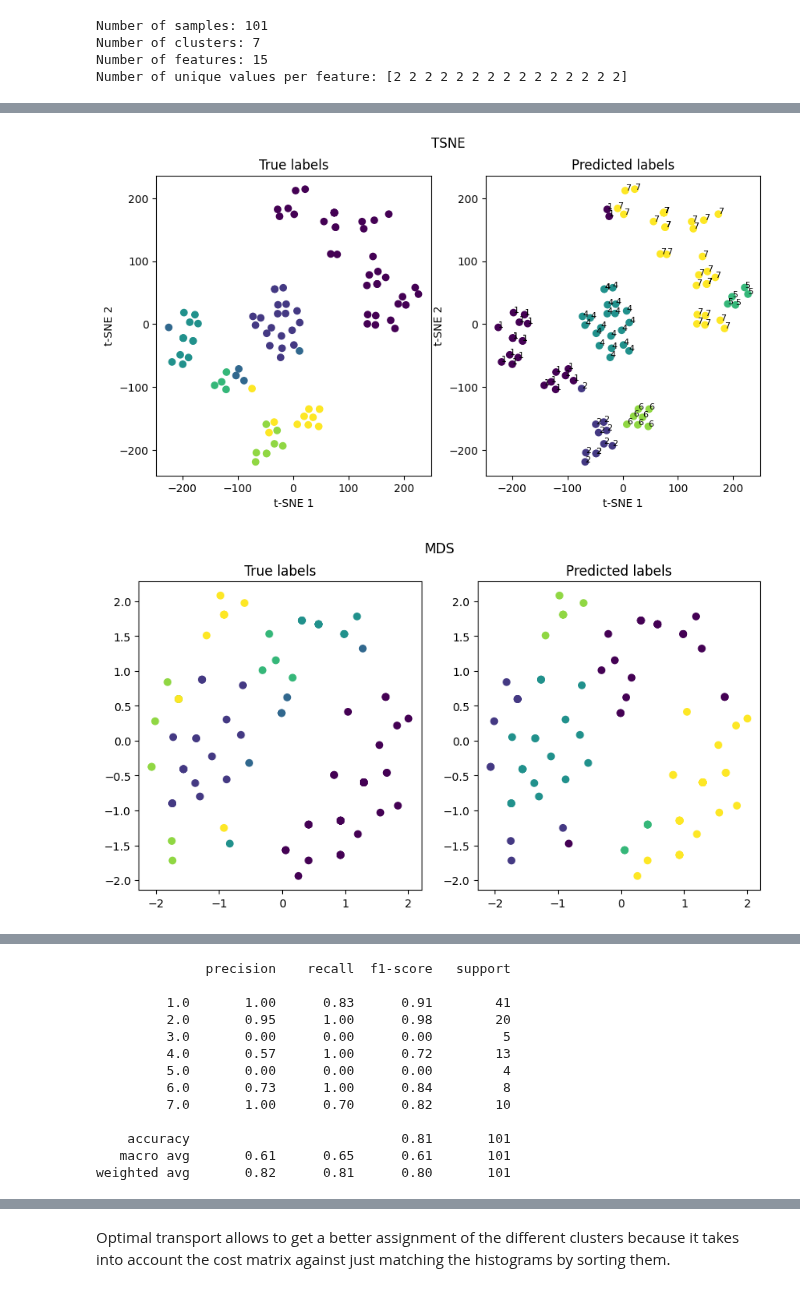
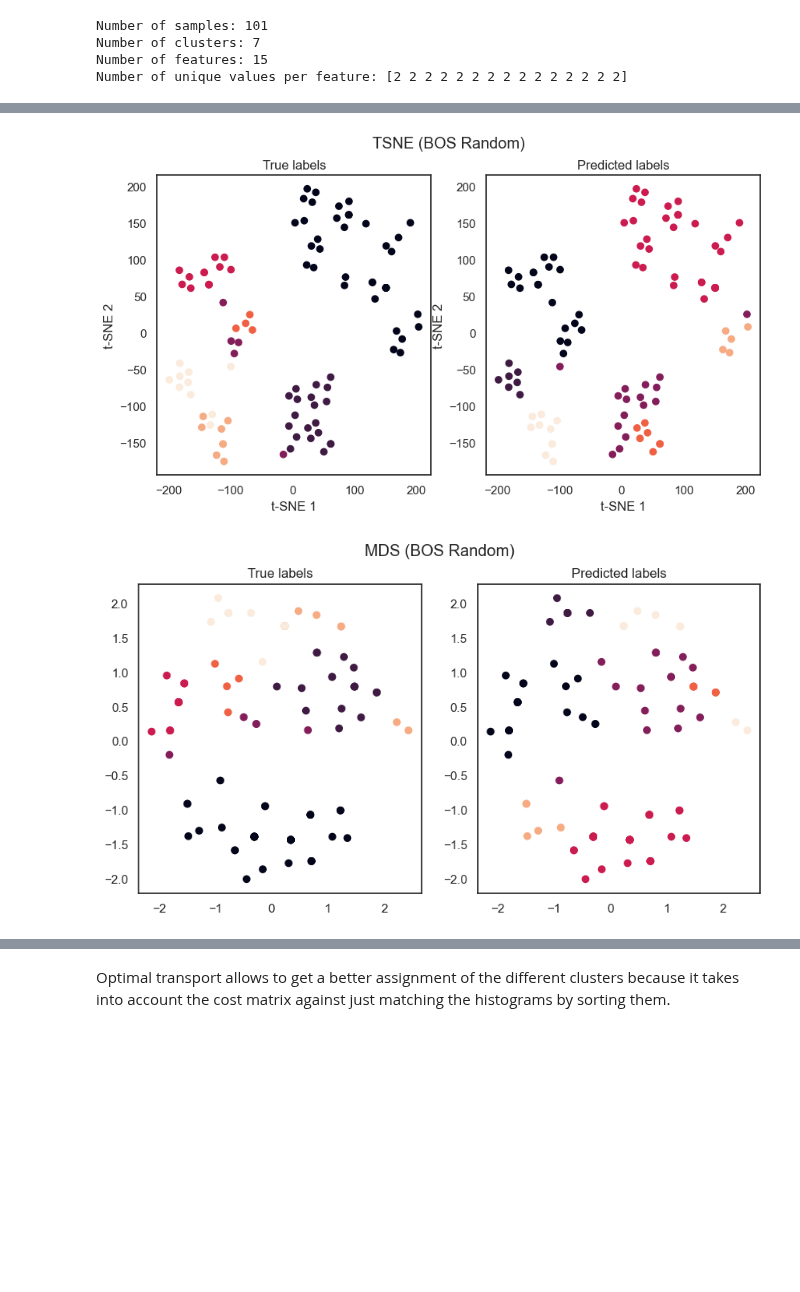
Before and after one commit to Thomick/Ordinal-data-clustering, a Jupyter notebook: notebooks/classification_animals.ipynb, the cells around one changed output, grey strips where cells are left out. Saved outputs shown, nothing was run; the diff lists cells and outputs as text; code cells hidden in the pictures; blank space fills up the shorter version.

```diff
--- a/notebooks/classification_animals.ipynb
+++ b/notebooks/classification_animals.ipynb
@@ -12,6 +12,10 @@ except:
 
 from src.dataset import Animals
 from pathlib import Path
+import matplotlib.pyplot as plt
+import seaborn as sns
+
+sns.set_theme(style="white")
 
 %load_ext autoreload
 %autoreload 2
@@ -60,6 +174,6 @@ array([7, 7, 1, 7, 7, 7, 7, 1, 1, 7, 7, 4, 1, 6, 6, 6, 4, 7, 1, 1, 4, 4,
 # %%
-animal_dataset.plot_tsne()
-animal_dataset.plot_mds()
+animal_dataset.plot_tsne(runtype="BOS Random")
+animal_dataset.plot_mds(runtype="BOS Random")
 # %% [output]
-[figure, old version]
+[figure, new version]
-[figure, old version]
+[figure, new version]
@@ -69,13 +179,0 @@ animal_dataset.plot_mds()
-              precision    recall  f1-score   support
-
-         1.0       1.00      0.83      0.91        41
-         2.0       0.95      1.00      0.98        20
-         3.0       0.00      0.00      0.00         5
-         4.0       0.57      1.00      0.72        13
-         5.0       0.00      0.00      0.00         4
-         6.0       0.73      1.00      0.84         8
-         7.0       1.00      0.70      0.82        10
-
-    accuracy                           0.81       101
-   macro avg       0.61      0.65      0.61       101
-weighted avg       0.82      0.81      0.80       101
```
Also changed, not shown: parts of 15 cells of this notebook, 11 other files.
